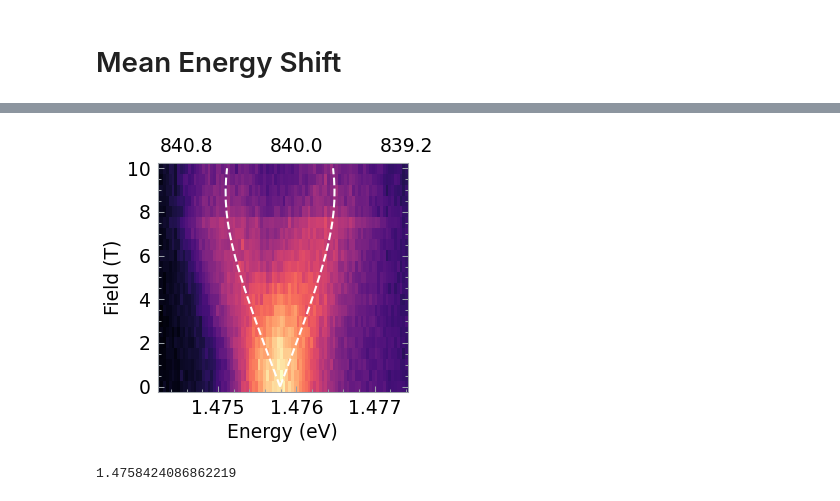
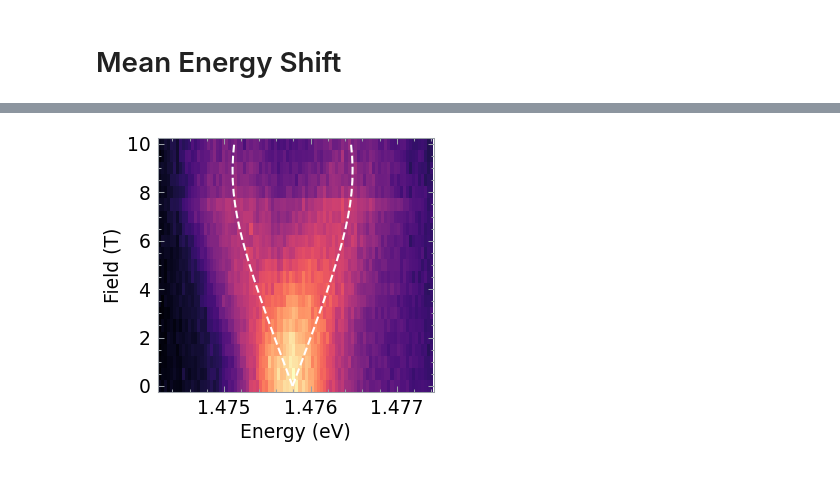
Before and after one commit to leoole100/bachelorarbeit_public, a Jupyter notebook: notebook/2024-03-18 NiPS3 model.ipynb, the cells around one changed output, grey strips where cells are left out. Cells and saved outputs as stored; diff of their text form; code cells hidden in the pictures.

```diff
--- a/notebook/2024-03-18 NiPS3 model.ipynb
+++ b/notebook/2024-03-18 NiPS3 model.ipynb
@@ -587,6 +587,7 @@ ValueError: The truth value of an array with more than one element is ambiguous.
 def background_substract(d):
     bkg = d.sel(wavelength=slice(845, 860)).mean("wavelength")
     d= d - bkg
+    d.attrs["background"] = bkg
     return d
 
 
@@ -1504,5 +1479,10 @@ delta E:        1.32 meV
 # %%
 %%time
+
+d_fit = sel.sel(wavelength=slice(839.2, 842))
+d_fit = d_fit - d_fit.isel(wavelength=[0, -1]).interp(wavelength=d_fit.wavelength)
+d_fit = d_fit.assign_coords({"energy": ev_to_nm(d_fit.wavelength)})
+
 # fit all the data
 def fit(s):
     # fit
@@ -1510,27 +1490,25 @@ def fit(s):
     center = 1.4758
     delta = .0
     p0 = [h, center, delta]
-    popt, pcov = sp.optimize.curve_fit(constrained_double_gauss, s.wavelength, s.values, p0=p0)
-
     def error(p):
         error = np.power(s.values - constrained_double_gauss(s.wavelength, *p),2).sum()
         return error
     res = sp.optimize.minimize(error, p0, method="Nelder-Mead")
-    assert res.success
+    assert res.success, res.message
+
     popt = res.x
     return popt
 
 from concurrent.futures import ProcessPoolExecutor
 def fit_all_parallel():
-    d = sel.sel(wavelength=slice(839.2, 842))
 
     with ProcessPoolExecutor() as executor:
-        fit_data = np.array(list(executor.map(fit, [d.sel(angle=a, field=f) for a in d.angle for f in d.field])))
-    return fit_data.reshape(d.angle.size, d.field.size, 3)
+        fit_data = np.array(list(executor.map(fit, [d_fit.sel(angle=a, field=f) for a in d_fit.angle for f in d_fit.field])))
+    return fit_data.reshape(d_fit.angle.size, d_fit.field.size, 3)
 
 fit_data = fit_all_parallel()
 
-delta_E = np.abs(4*fit_data[:,:,2])*1e3
+delta_E = np.abs(2*fit_data[:,:,2])*1e3
 delta_E = delta_E - delta_E[:,0].min()
 delta_E = xr.DataArray(
     delta_E,
@@ -1603,44 +1661,48 @@ s.plot(
     rasterized=True
 )
 
-# # plot double gauss fit
-# offset = -.1e-3
+# plot double gauss fit
+# offset = 0
 # (center+delta_E/2e3 + offset).sel(angle=angle).plot(
 #     y="field",
 #     color="w",
-#     linestyle="dotted"
+#     linestyle="dotted",
+#     _labels=False
 # )
 # (center-delta_E/2e3 + offset).sel(angle=angle).plot(
 #     y="field",
 #     color="w",
-#     linestyle="dotted"
-# )
+#     linestyle="dotted",
+#     _labels=False,
+#     label="Gauss Fit"
+# )#
 
 
 
 offset = numba_center_offset(s.field.values, popt[0], g, B_sat)
+# offset = numba_center_offset(s.field.values, (27 + 90), g, B_sat)
 
 center = ev_to_nm(popt[4])
 
 for i in [1,-1]:
     plt.plot(
         i*offset+center,
         s.field,
         color="white",
-        linestyle="--"
+        linestyle="--",
+        label=("Model" if i==1 else None )
     )
 
-plot.energy_ticks(locator=True, n_ticks=3)
+# plt.legend(
+#     fontsize=FONTSIZE_TINY,
+#     loc="upper center",
+# )
 
+# plot.energy_ticks(ax=plt.gca(), locator=True, n_ticks=3)
 plt.xlabel("Energy (eV)")
 plt.ylabel("Field (T)")
 
 plt.savefig("../report/figures/2024-04-21 NiPS3 single polarisation.pdf")
 plt.show()
 # %% [output]
-[figure, old version]
+[figure, new version]
-# %%
-
-float(ev_to_nm(s.sel(field=0).idxmax()))
-# %% [output]
-1.4758424086862219
```
Also changed, not shown: parts of 20 cells of this notebook, 25 other files.
